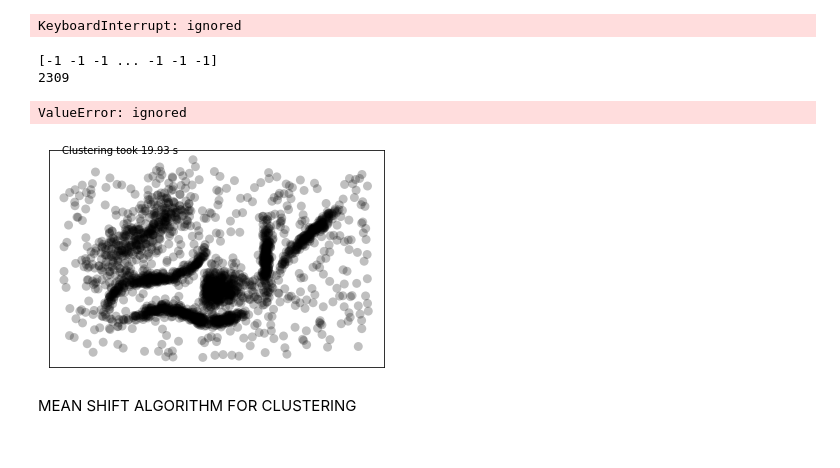
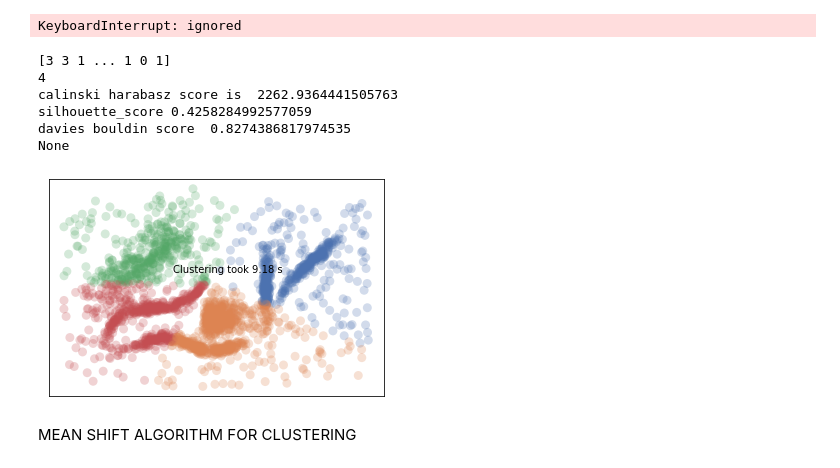
Before and after one commit to rahulgupta743/Enhance-the-dark, a Jupyter notebook: latest_CW5.ipynb, the cells around one changed output. Drawn from its saved outputs; the diff is of its cells as text; code cells hidden in the pictures.

```diff
--- a/latest_CW5.ipynb
+++ b/latest_CW5.ipynb
@@ -185,16 +186,19 @@ KeyboardInterrupt: ignored
 # %%
 import numpy as np
 from matplotlib import pyplot as plt
 import seaborn as sns
 from sklearn.cluster import AffinityPropagation
-Affinity_clustering = AffinityPropagation()
+Affinity_clustering = AffinityPropagation(damping = 0.7 , affinity = 'euclidean' , preference = -300, max_iter=400)
 
-plot_clusters(data , Affinity_clustering)
+plot_clusters(data_std , Affinity_clustering)
 # %% [output]
-[-1 -1 -1 ... -1 -1 -1]
-2309
+[3 3 1 ... 1 0 1]
+4
+calinski harabasz score is  2262.9364441505763
+silhouette_score 0.4258284992577059
+davies bouldin score  0.8274386817974535
+None
-ValueError: ignored
-[figure, old version]
+[figure, new version]
 # %% [markdown]
 MEAN SHIFT ALGORITHM FOR CLUSTERING
 # %%
```
Also changed, not shown: parts of 12 cells of this notebook.
